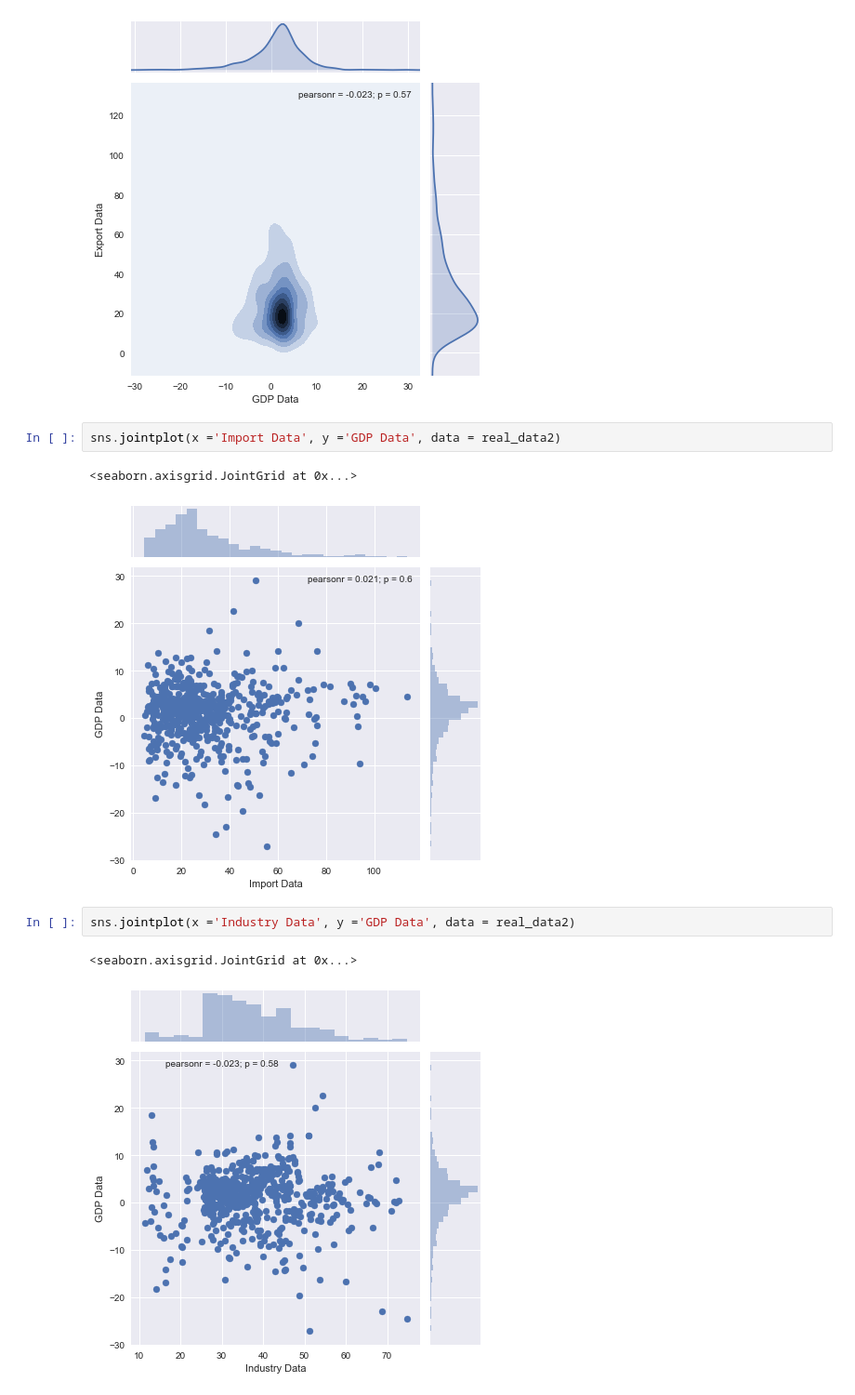
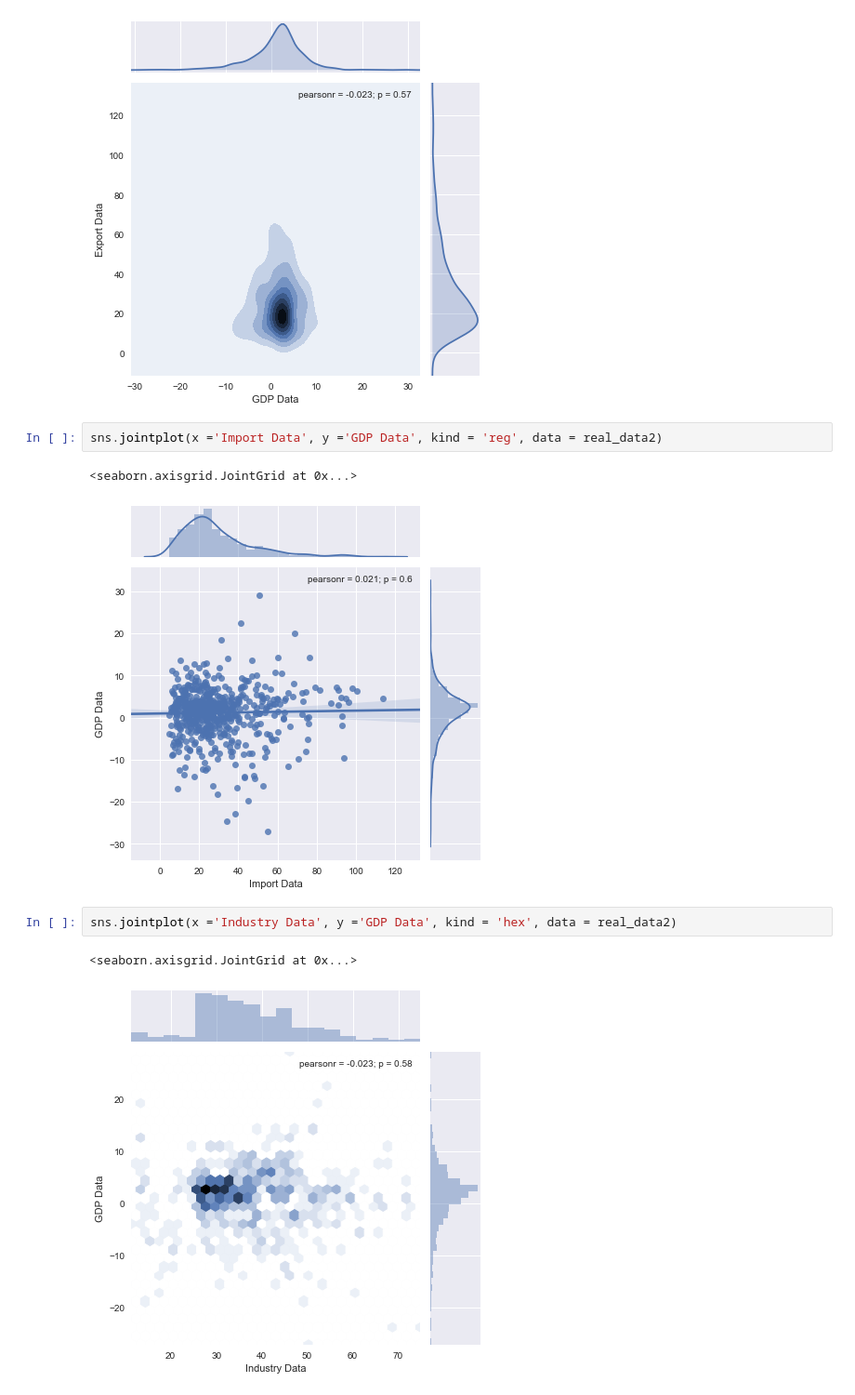
Before and after one commit to mike-gee/datascience, a Jupyter notebook: findingCorrelation-3.ipynb, the cells around one changed output. Shown at 93% size. Saved outputs shown, nothing was run; the diff lists cells and outputs as text.

```diff
--- a/findingCorrelation-3.ipynb
+++ b/findingCorrelation-3.ipynb
@@ -527,13 +591,13 @@ sns.jointplot(x ='GDP Data', y ='Export Data', data = real_data2, kind="kde")
 <seaborn.axisgrid.JointGrid at 0x...>
 [figure]
 # %%
-sns.jointplot(x ='Import Data', y ='GDP Data', data = real_data2)
+sns.jointplot(x ='Import Data', y ='GDP Data', kind = 'reg', data = real_data2)
 # %% [output]
 <seaborn.axisgrid.JointGrid at 0x...>
-[figure, old version]
+[figure, new version]
 # %%
-sns.jointplot(x ='Industry Data', y ='GDP Data', data = real_data2)
+sns.jointplot(x ='Industry Data', y ='GDP Data', kind = 'hex', data = real_data2)
 # %% [output]
 <seaborn.axisgrid.JointGrid at 0x...>
-[figure, old version]
+[figure, new version]
 # %%
```
Also changed, not shown: parts of 32 cells of this notebook.
